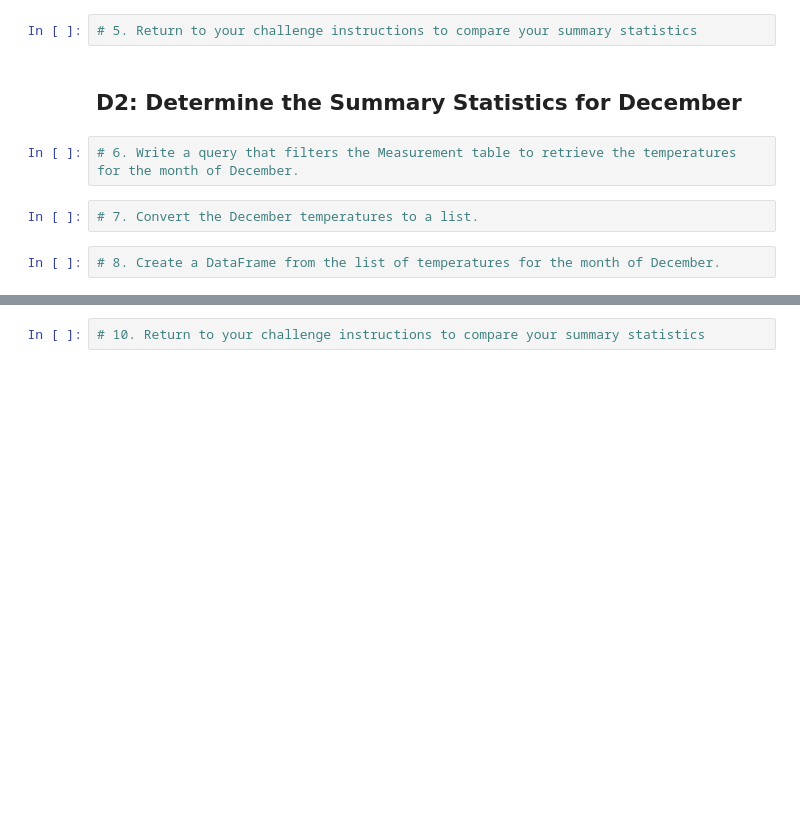
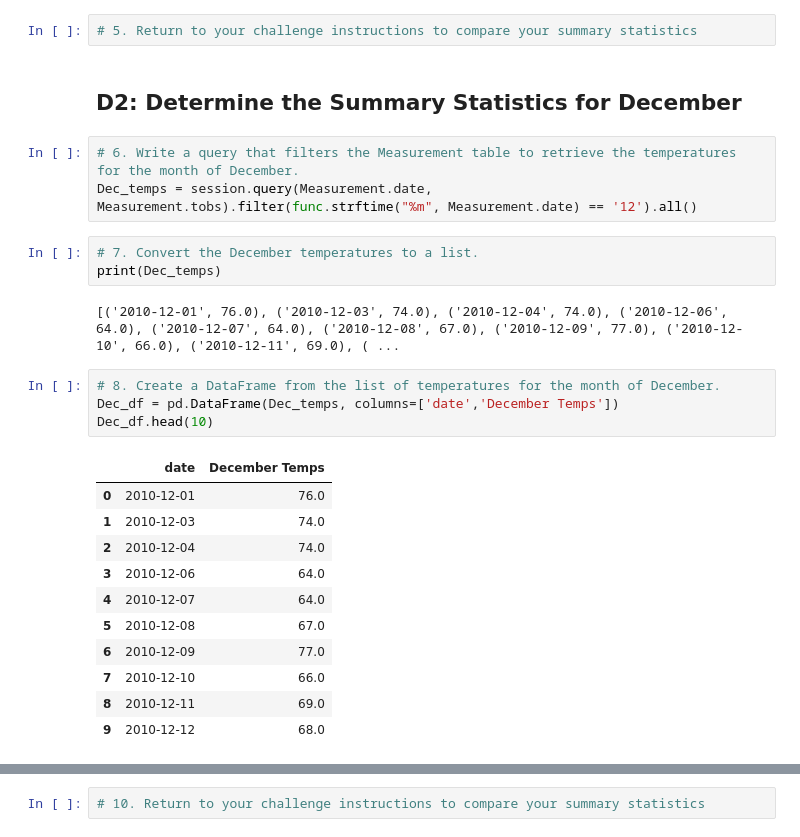
Before and after one commit to crystdang/surfs-up, a Jupyter notebook: SurfsUp_Challenge.ipynb, the cells around one changed output, grey strips where cells are left out. Saved outputs shown, nothing was run; the diff lists cells and outputs as text; blank space fills up the shorter version.

```diff
--- a/SurfsUp_Challenge.ipynb
+++ b/SurfsUp_Challenge.ipynb
@@ -47,9 +71,27 @@ print(results)
 ## D2: Determine the Summary Statistics for December
 # %%
 # 6. Write a query that filters the Measurement table to retrieve the temperatures for the month of December.
+Dec_temps = session.query(Measurement.date, Measurement.tobs).filter(func.strftime("%m", Measurement.date) == '12').all()
 # %%
 # 7. Convert the December temperatures to a list.
+print(Dec_temps)
+# %% [output]
+[('2010-12-01', 76.0), ('2010-12-03', 74.0), ('2010-12-04', 74.0), ('2010-12-06', 64.0), ('2010-12-07', 64.0), ('2010-12-08', 67.0), ('2010-12-09', 77.0), ('2010-12-10', 66.0), ('2010-12-11', 69.0), ( ...
 # %%
 # 8. Create a DataFrame from the list of temperatures for the month of December.
+Dec_df = pd.DataFrame(Dec_temps, columns=['date','December Temps'])
+Dec_df.head(10)
+# %% [output]
+|  | date | December Temps |
+| 0 | 2010-12-01 | 76.0 |
+| 1 | 2010-12-03 | 74.0 |
+| 2 | 2010-12-04 | 74.0 |
+| 3 | 2010-12-06 | 64.0 |
+| 4 | 2010-12-07 | 64.0 |
+| 5 | 2010-12-08 | 67.0 |
+| 6 | 2010-12-09 | 77.0 |
+| 7 | 2010-12-10 | 66.0 |
+| 8 | 2010-12-11 | 69.0 |
+| 9 | 2010-12-12 | 68.0 |
 # %%
 # 9. Calculate and print out the summary statistics for the Decemeber temperature DataFrame.
```
Also changed, not shown: parts of 6 cells of this notebook.
